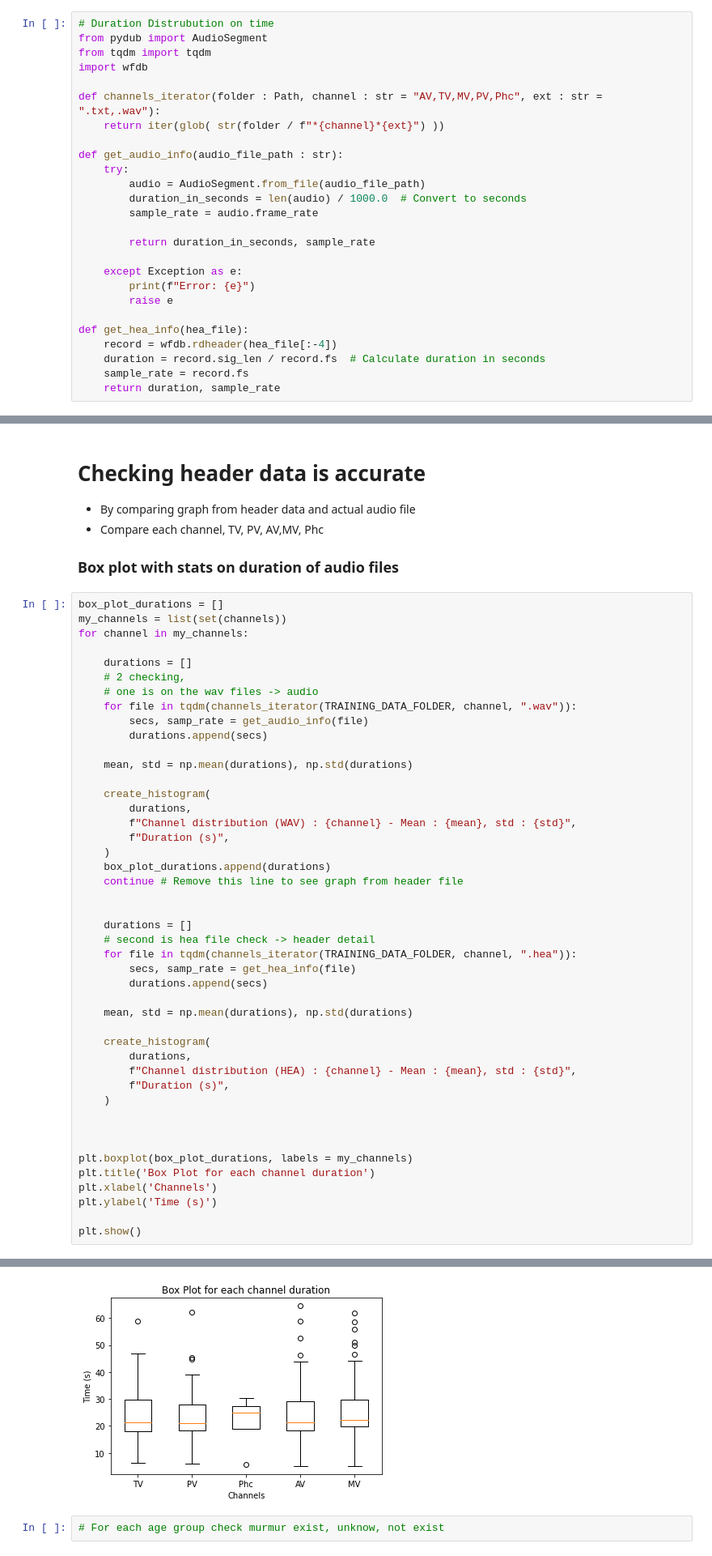
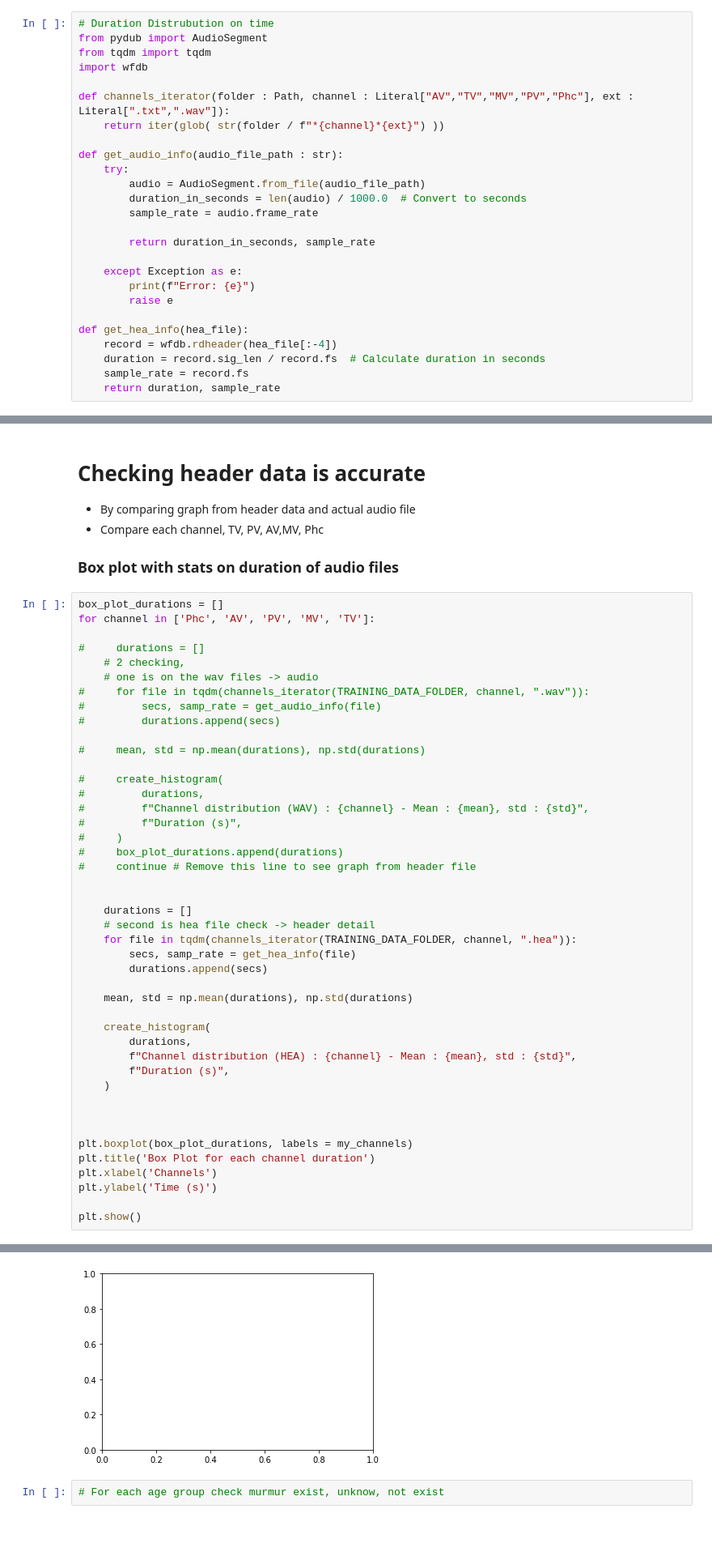
Before and after one commit to sharinkan/HeartDiseasePrediction, a Jupyter notebook: EDA/notebooks/EDA_Weijie.ipynb, the cells around one changed output, grey strips where cells are left out. Shown at 81% size. Saved outputs shown, nothing was run; the diff lists cells and outputs as text; blank space fills up the shorter version.

```diff
--- a/EDA/notebooks/EDA_Weijie.ipynb
+++ b/EDA/notebooks/EDA_Weijie.ipynb
@@ -183,7 +212,7 @@ from pydub import AudioSegment
 from tqdm import tqdm
 import wfdb
 
-def channels_iterator(folder : Path, channel : str = "AV,TV,MV,PV,Phc", ext : str = ".txt,.wav"):
+def channels_iterator(folder : Path, channel : Literal["AV","TV","MV","PV","Phc"], ext : Literal[".txt",".wav"]):
     return iter(glob( str(folder / f"*{channel}*{ext}") ))
 
 def get_audio_info(audio_file_path : str):
@@ -211,25 +244,24 @@ def get_hea_info(hea_file):
 ### Box plot with stats on duration of audio files
 # %%
 box_plot_durations = []
-my_channels = list(set(channels))
-for channel in my_channels:
+for channel in ['Phc', 'AV', 'PV', 'MV', 'TV']:
 
-    durations = []
+#     durations = []
     # 2 checking,
     # one is on the wav files -> audio
-    for file in tqdm(channels_iterator(TRAINING_DATA_FOLDER, channel, ".wav")):
-        secs, samp_rate = get_audio_info(file)
-        durations.append(secs)
+#     for file in tqdm(channels_iterator(TRAINING_DATA_FOLDER, channel, ".wav")):
+#         secs, samp_rate = get_audio_info(file)
+#         durations.append(secs)
 
-    mean, std = np.mean(durations), np.std(durations)
+#     mean, std = np.mean(durations), np.std(durations)
 
-    create_histogram(
-        durations,
-        f"Channel distribution (WAV) : {channel} - Mean : {mean}, std : {std}",
-        f"Duration (s)",
-    )
-    box_plot_durations.append(durations)
-    continue # Remove this line to see graph from header file
+#     create_histogram(
+#         durations,
+#         f"Channel distribution (WAV) : {channel} - Mean : {mean}, std : {std}",
+#         f"Duration (s)",
+#     )
+#     box_plot_durations.append(durations)
+#     continue # Remove this line to see graph from header file
 
 
     durations = []
@@ -263,4 +296,4 @@ plt.show()
-[figure, old version]
+[figure, new version]
 # %%
 # For each age group check murmur exist, unknow, not exist
 # %%
```
Also changed, not shown: parts of 21 cells of this notebook, 2 other files.
